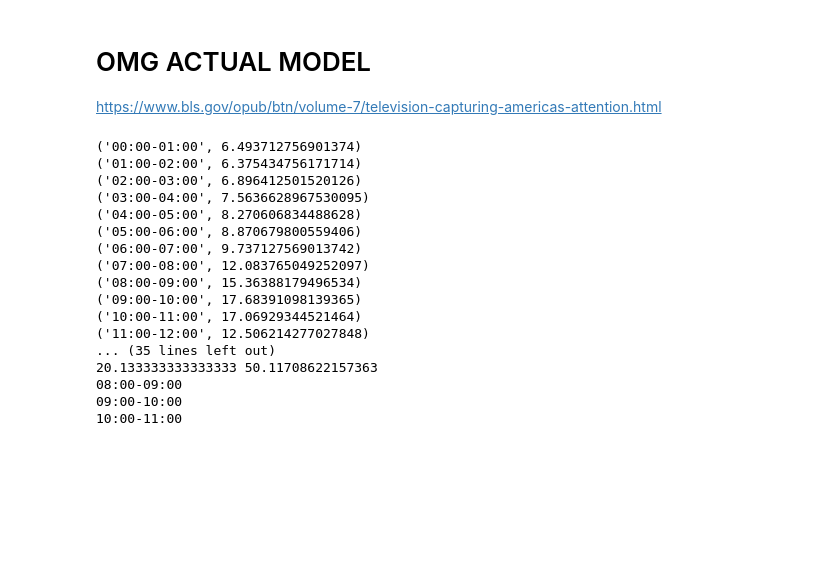
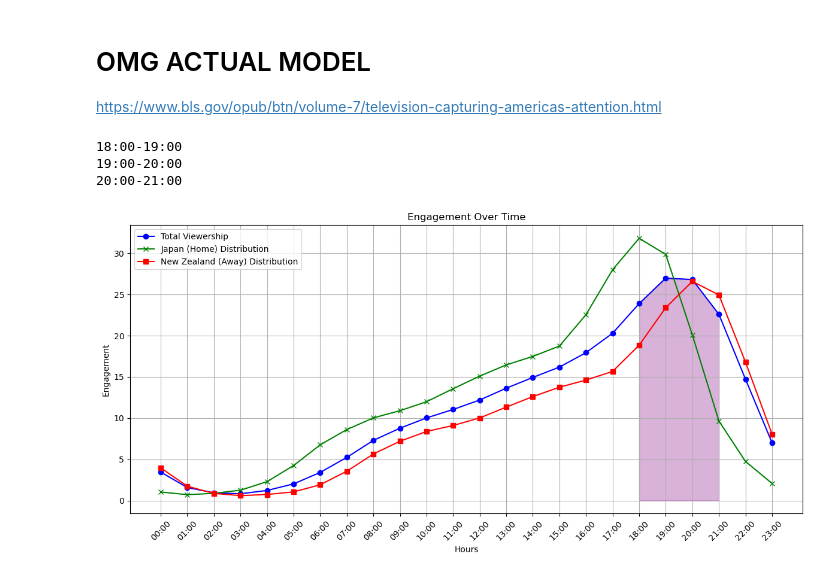
Before and after one commit to alston-yam/IMMC-2025, a Jupyter notebook: timetable1.ipynb, the cells around one changed output. Saved outputs shown, nothing was run; the diff lists cells and outputs as text; code cells hidden in the pictures; blank space fills up the shorter version.

```diff
--- a/timetable1.ipynb
+++ b/timetable1.ipynb
@@ -196,18 +196,14 @@ def converttime(time, country1, country2):
     longitude_diff = locationdict[country2][1] - locationdict[country1][1]
     time_offset = longitude_diff // 15  # 15 degrees longitude equals 1 hour
 
-    # Convert start_time to datetime object
+    # Convert start_time
     start_time_obj = datetime.strptime(start_time, '%H:%M')
-    # Adjust the time by the calculated offset
     adjusted_time_obj = start_time_obj + timedelta(hours=time_offset)
-    # Convert the adjusted time back to string
     start_time_converted = adjusted_time_obj.strftime('%H:%M')
 
-    # Convert end_time to datetime object
+    # Convert end_time
     end_time_obj = datetime.strptime(end_time, '%H:%M')
-    # Adjust the time by the calculated offset
     adjusted_end_time_obj = end_time_obj + timedelta(hours=time_offset)
-    # Convert the adjusted time back to string
     end_time_converted = adjusted_end_time_obj.strftime('%H:%M')
 
     converted_time = f"{start_time_converted}-{end_time_converted}"
@@ -222,53 +218,75 @@ def combinedist(home, away):
     homecountryweight = 2
     s = fan_index_home + fan_index_away
     fanweighthome = (fan_index_home)/s
     fanweightaway = 1-fanweighthome
 
     combined = {}
-
+    homedist = {}
+    awaydist = {}
     for time in tv_viewership_db[home]:
         time2 = converttime(time, home, away)
 
 
         combined[time] = (homecountryweight/(1 + homecountryweight)) * fanweighthome * tv_viewership_db[home][time] + (1/(1 + homecountryweight)) * fanweightaway * tv_viewership_db[away][time2]
-
-    return combined
+        homedist[time] = fanweighthome * tv_viewership_db[home][time]
+        awaydist[time] = fanweightaway * tv_viewership_db[away][time2]
+    return combined, homedist, awaydist
 
 
+homecountry = 'Japan'
+awaycountry = 'New Zealand'
+engagement, homedist, awaydist = combinedist(home=homecountry, away=awaycountry)
+# for thing in engagement.items():
+#     print(thing)
 
-engagement = combinedist(home='Australia', away='Brazil')
-for thing in engagement.items():
-    print(thing)
 hours = list(engagement.keys())
+
+import matplotlib.pyplot as plt
+
+# Extract starting hours
+starting_hours = [int(hour.split(':')[0]) for hour in hours]
+starting_hours = [f"{hour:02}:00" for hour in starting_hours]
+
+# Plot engagement against starting hours
+plt.figure(figsize=(12, 6))
+plt.plot(starting_hours, [engagement[hour] for hour in hours], marker='o', color='b', label='Total Viewership')
+plt.plot(starting_hours, [homedist[hour] for hour in hours], marker='x', color='g', label=f'{homecountry} (Home) Distribution')
+plt.plot(starting_hours, [awaydist[hour] for hour in hours], marker='s', color='r', label=f'{awaycountry} (Away) Distribution')
+plt.title('Engagement Over Time')
+plt.xlabel('Hours')
+plt.ylabel('Engagement')
+plt.xticks(rotation=45)
+plt.xticks(starting_hours)
+plt.grid(True)
+plt.tight_layout()
+plt.legend(loc='upper left')
 
 best_viewship = 0
 best_index = 0
 for i in range(len(hours)):
     viewership = engagement[hours[i%24]] + engagement[hours[(i+1)%24]] + engagement[hours[(i+2)%24]]
 
     if viewership > best_viewship:
         best_viewship = viewership
         best_index = i
 
 
 print(hours[best_index%24])
 print(hours[(best_index+1)%24])
 print(hours[(best_index+2)%24])
+
+plt.fill_between(
+    starting_hours,
+    [engagement[hour] for hour in hours],
+    where=[best_index % 24 <= i <= (best_index + 3) % 24 if (best_index + 3) % 24 >= best_index % 24 else (i >= best_index % 24 or i <= (best_index + 3) % 24) for i in range(len(hours))],
+    color='purple',
+    alpha=0.3,
+    label='Best Viewership Hours'
+)
+
+plt.show()
 # %% [output]
-('00:00-01:00', 6.493712756901374)
-('01:00-02:00', 6.375434756171714)
-('02:00-03:00', 6.896412501520126)
-('03:00-04:00', 7.5636628967530095)
-('04:00-05:00', 8.270606834488628)
-('05:00-06:00', 8.870679800559406)
-('06:00-07:00', 9.737127569013742)
-('07:00-08:00', 12.083765049252097)
-('08:00-09:00', 15.36388179496534)
-('09:00-10:00', 17.68391098139365)
-('10:00-11:00', 17.06929344521464)
-('11:00-12:00', 12.506214277027848)
-... (35 lines left out)
-20.133333333333333 50.11708622157363
-08:00-09:00
-09:00-10:00
-10:00-11:00
+18:00-19:00
+19:00-20:00
+20:00-21:00
+[figure, added]
```
Also changed, not shown: 7 other files.
